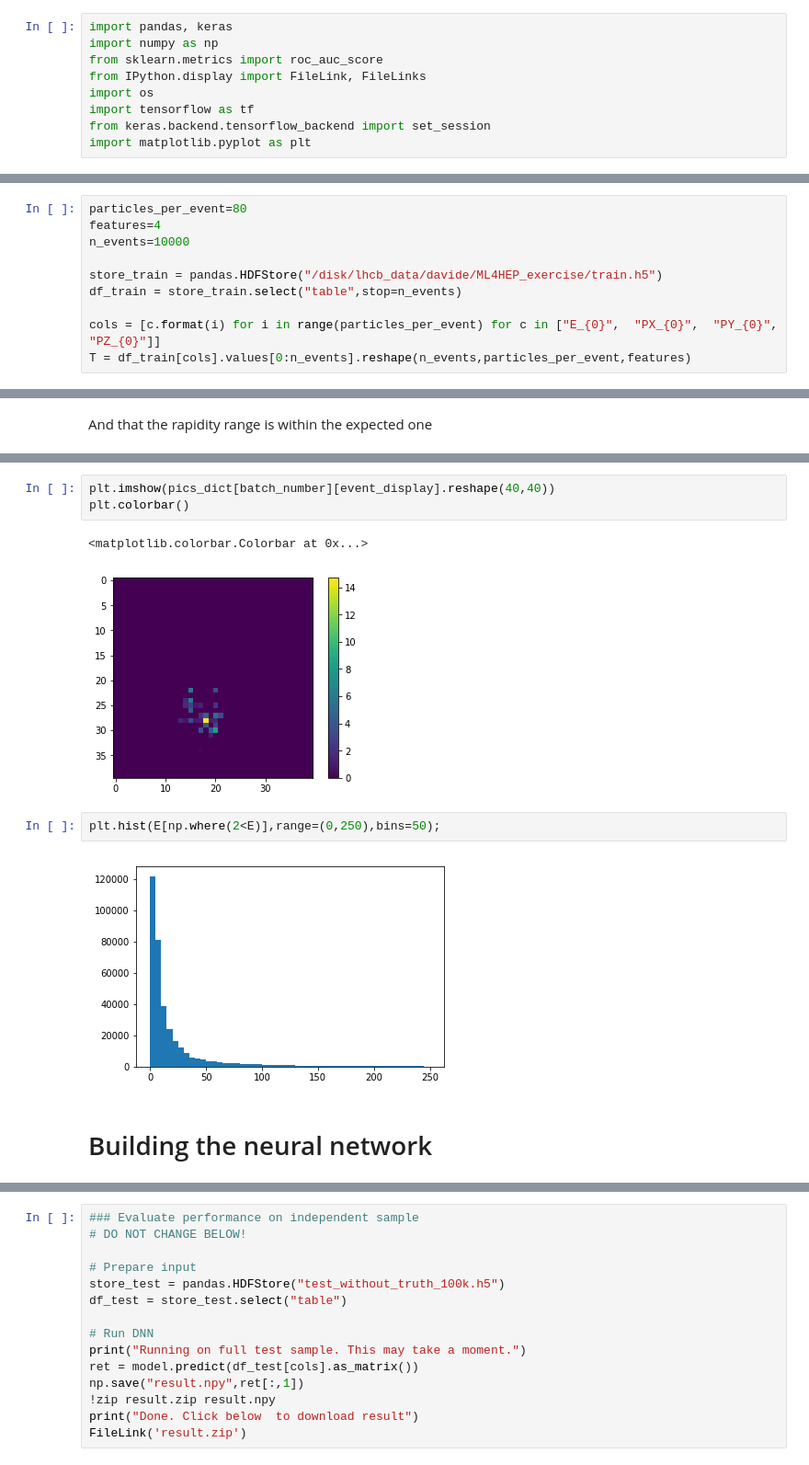
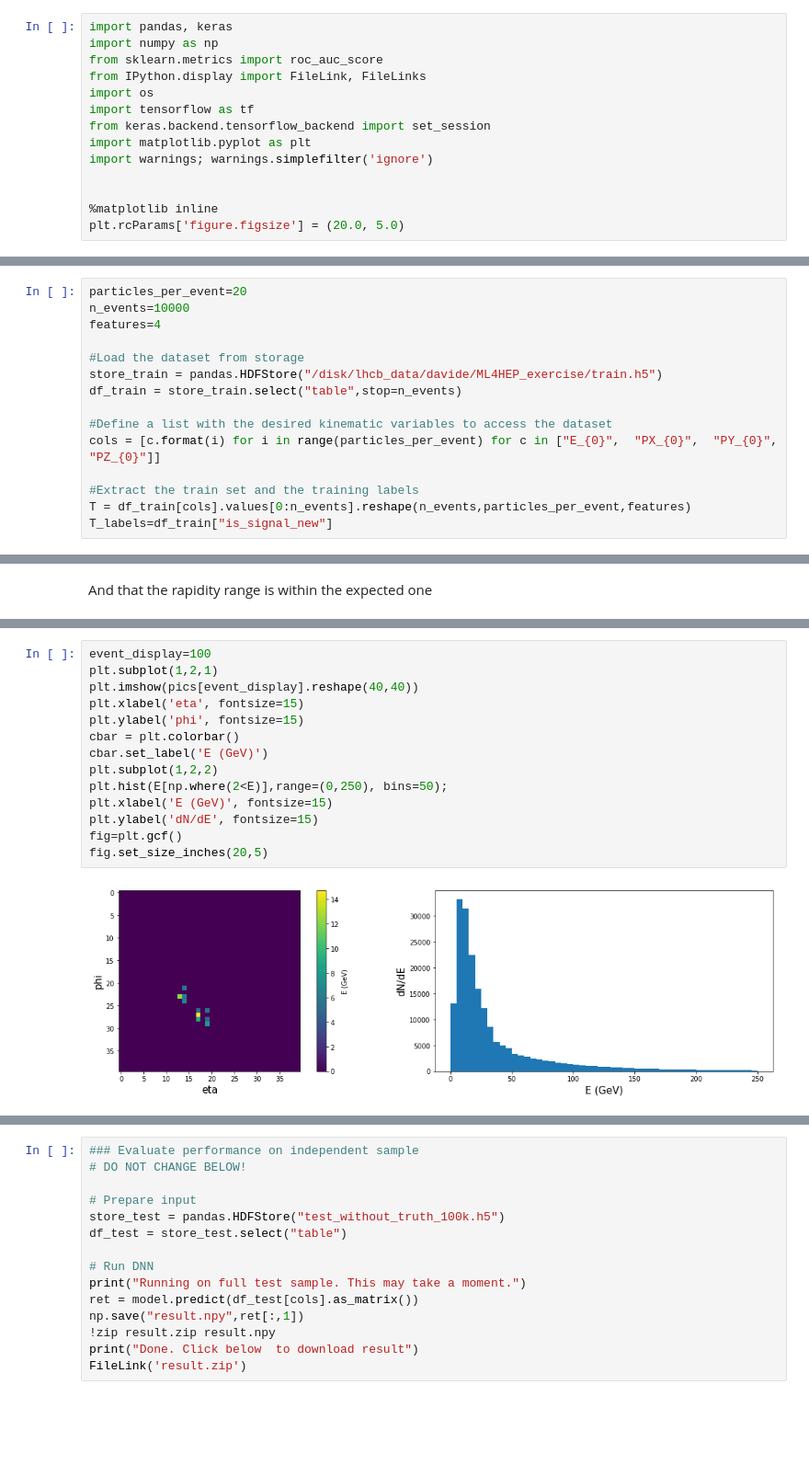
Before and after one commit to zurich-ml/MISiS2019ANN, a Jupyter notebook: do_constit.ipynb, the cells around one changed output, grey strips where cells are left out. Shown: that part at 92% size. Drawn from its saved outputs; the diff is of its cells as text; blank space fills up the shorter version.

```diff
--- a/do_constit.ipynb
+++ b/do_constit.ipynb
@@ -7,6 +7,11 @@ import os
 import tensorflow as tf
 from keras.backend.tensorflow_backend import set_session
 import matplotlib.pyplot as plt
+import warnings; warnings.simplefilter('ignore')
+
+
+%matplotlib inline
+plt.rcParams['figure.figsize'] = (20.0, 5.0)
 # %% [output]
 Using TensorFlow backend.
 # %% [markdown]
@@ -21,14 +26,19 @@ set_session(tf.Session(config=config))
 
 ## Load the dataset files
 # %%
-particles_per_event=80
+particles_per_event=20
+n_events=10000
 features=4
-n_events=10000
 
+#Load the dataset from storage
 store_train = pandas.HDFStore("/disk/lhcb_data/davide/ML4HEP_exercise/train.h5")
 df_train = store_train.select("table",stop=n_events)
 
+#Define a list with the desired kinematic variables to access the dataset
 cols = [c.format(i) for i in range(particles_per_event) for c in ["E_{0}",  "PX_{0}",  "PY_{0}",  "PZ_{0}"]]
+
+#Extract the train set and the training labels
 T = df_train[cols].values[0:n_events].reshape(n_events,particles_per_event,features)
+T_labels=df_train["is_signal_new"]
 # %% [markdown]
 ## The dataset tensor
@@ -167,12 +167,16 @@ event_display=100
-# %%
-plt.imshow(pics_dict[batch_number][event_display].reshape(40,40))
-plt.colorbar()
-# %% [output]
-<matplotlib.colorbar.Colorbar at 0x...>
-[figure, removed]
-# %%
-plt.hist(E[np.where(2<E)],range=(0,250),bins=50);
-# %% [output]
-[figure, removed]
-# %% [markdown]
-# Building the neural network
+# %%
+event_display=100
+plt.subplot(1,2,1)
+plt.imshow(pics[event_display].reshape(40,40))
+plt.xlabel('eta', fontsize=15)
+plt.ylabel('phi', fontsize=15)
+cbar = plt.colorbar()
+cbar.set_label('E (GeV)')
+plt.subplot(1,2,2)
+plt.hist(E[np.where(2<E)],range=(0,250), bins=50);
+plt.xlabel('E (GeV)', fontsize=15)
+plt.ylabel('dN/dE', fontsize=15)
+fig=plt.gcf()
+fig.set_size_inches(20,5)
+# %% [output]
+[figure, added]
```
Also changed, not shown: parts of 30 cells of this notebook.
